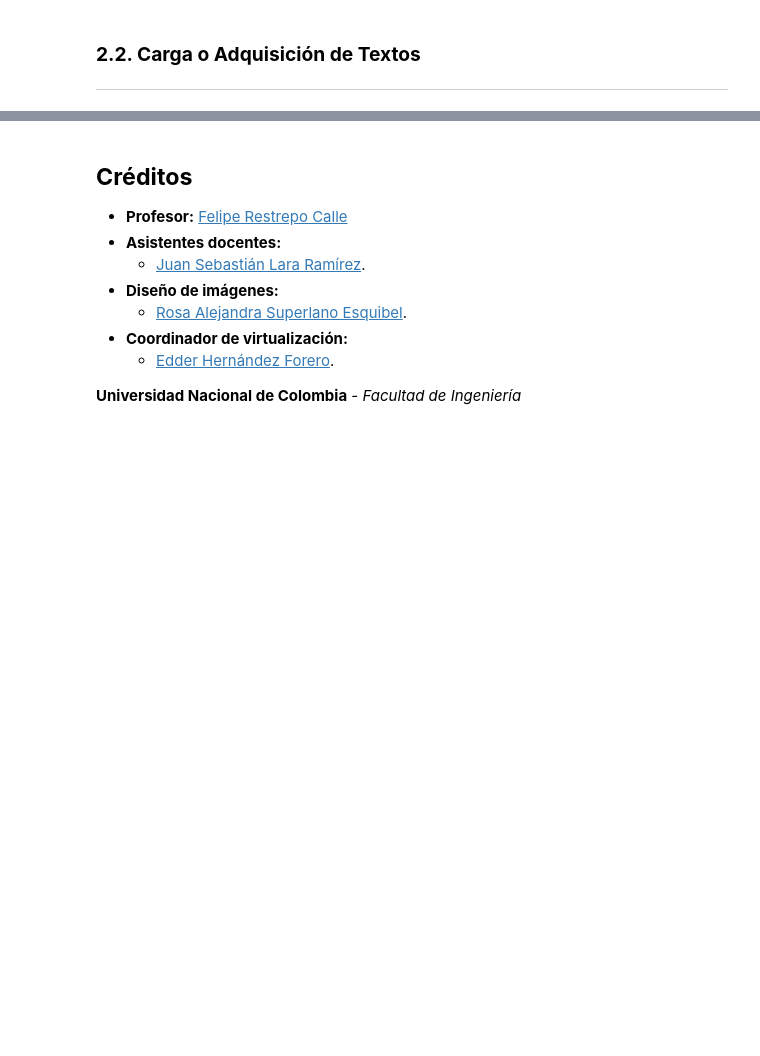
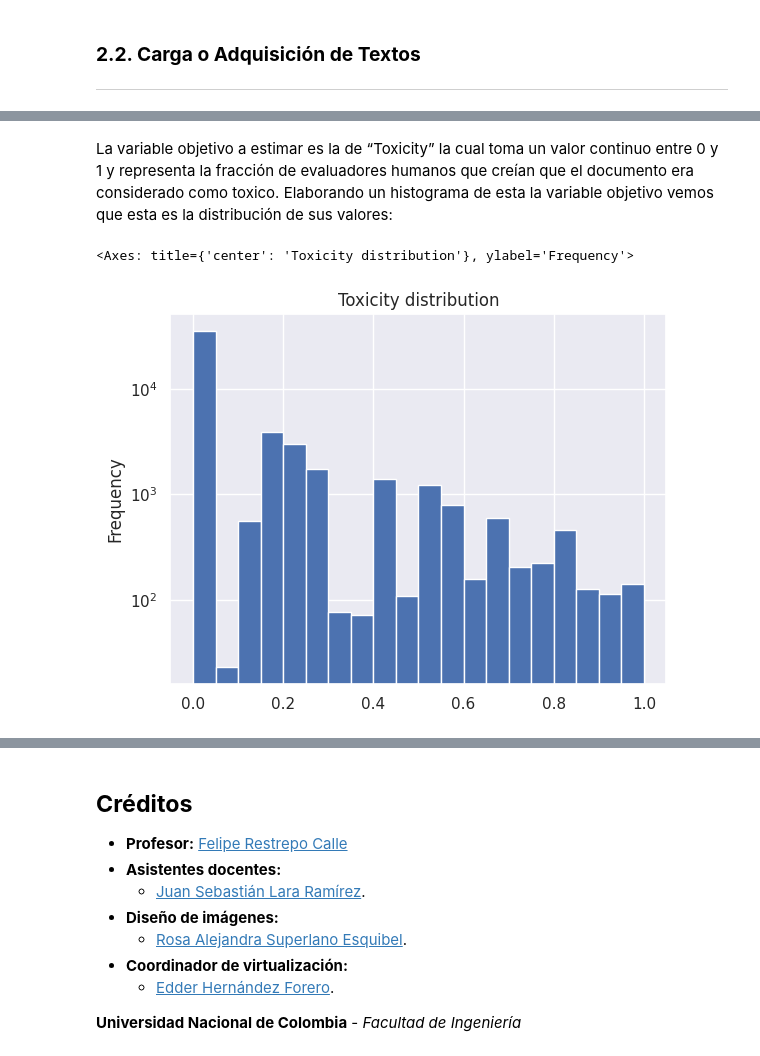
Before and after one commit to madboffin/proy_NLP_unal, a Jupyter notebook: 0_project_main.ipynb, the cells around one changed output, grey strips where cells are left out. Drawn from its saved outputs; the diff is of its cells as text; code cells hidden in the pictures; blank space fills up the shorter version.

```diff
--- a/0_project_main.ipynb
+++ b/0_project_main.ipynb
@@ -120,0 +99,15 @@ El dataset tiene 1999516 filas y 46 columnas.
+# %%
+from typing import Iterable
+import re
+!pip install unidecode
+from sklearn.feature_extraction.text import CountVectorizer
+from unidecode import unidecode
+from wordcloud import WordCloud
+import spacy
+import gdown  # libreria para descargar archivos grandes desde Google Drive
+import pandas as pd
+import matplotlib.pyplot as plt
+import plotly.express as px
+import seaborn as sns
+pd.set_option('display.max_columns', 500)  # Mostrar mas columnas de un DataFrame
+sns.set(style="darkgrid")
@@ -120,0 +119,5 @@ El dataset tiene 1999516 filas y 46 columnas.
+# %%
+file_id = '1D31Z6sUCVUynRyimxs2n8rrULnlwhP9l'
+url = f'https://drive.google.com/uc?id={file_id}'
+output = 'jigsaw_data.zip'
+gdown.download(url, output)
@@ -120,0 +130,6 @@ El dataset tiene 1999516 filas y 46 columnas.
+# %%
+comments_total = pd.read_csv(output, dtype=str)
+print(f"El dataset tiene {comments_total.shape[0]} filas y {comments_total.shape[1]} columnas.")
+comments = comments_total.query("split=='test'").sample(50_000, random_state=42)
+comments["split"].value_counts()
+comments.head()
@@ -120,0 +182,8 @@ El dataset tiene 1999516 filas y 46 columnas.
+# %% [markdown]
+La variable objetivo a estimar es la de “Toxicity” la cual toma un valor continuo entre 0 y 1 y representa la fracción de evaluadores humanos que creían que el documento era considerado como toxico. Elaborando un histograma de esta la variable objetivo vemos que esta es la distribución de sus valores:
+# %%
+comments["toxicity"] = pd.to_numeric(comments["toxicity"])
+comments["toxicity"].plot( kind='hist', bins=20, title='Toxicity distribution' , logy=True)
+# %% [output]
+<Axes: title={'center': 'Toxicity distribution'}, ylabel='Frequency'>
+[figure, added]
```
Also changed, not shown: parts of 19 cells of this notebook.
